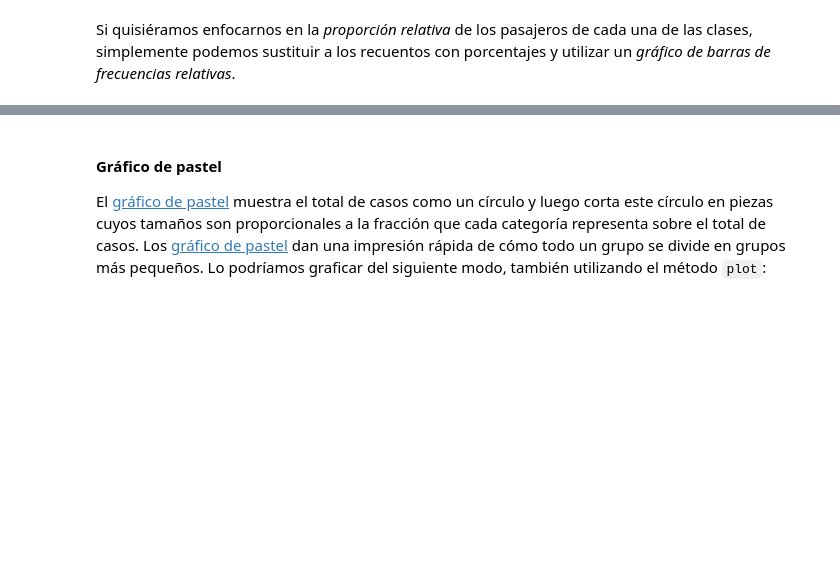
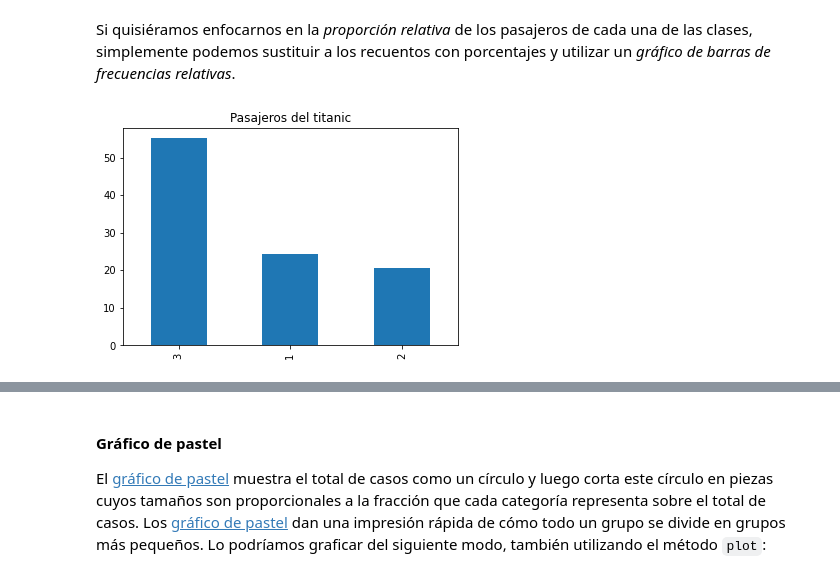
Before and after one commit to gdesirena/Aprendizaje_Automatico_Avanzado, a Jupyter notebook: Introducción/Notebooks_Clase/03_Preprocesamiento y Exploración de Datos.ipynb, the cells around one changed output, grey strips where cells are left out. Cells and saved outputs as stored; diff of their text form; code cells hidden in the pictures; blank space fills up the shorter version.

```diff
--- a/Introducción/Notebooks_Clase/03_Preprocesamiento y Exploración de Datos.ipynb
+++ b/Introducción/Notebooks_Clase/03_Preprocesamiento y Exploración de Datos.ipynb
@@ -238,3 +334,6 @@ El [gráfico de barras](https://es.wikipedia.org/wiki/Diagrama_de_barras) nos ay
 Si quisiéramos enfocarnos en la *proporción relativa* de los pasajeros de cada una de las clases, simplemente podemos sustituir a los recuentos con porcentajes y utilizar un *gráfico de barras de frecuencias relativas*.
 # %%
 # gráfico de barras de frecuencias relativas.
+plot = (100*titanic_df['Pclass'].value_counts()/len(titanic_df['Pclass'])).plot(kind='bar', title='Pasajeros del titanic')
+# %% [output]
+[figure, added]
```
Also changed, not shown: parts of 14 cells of this notebook, 2 other files.
